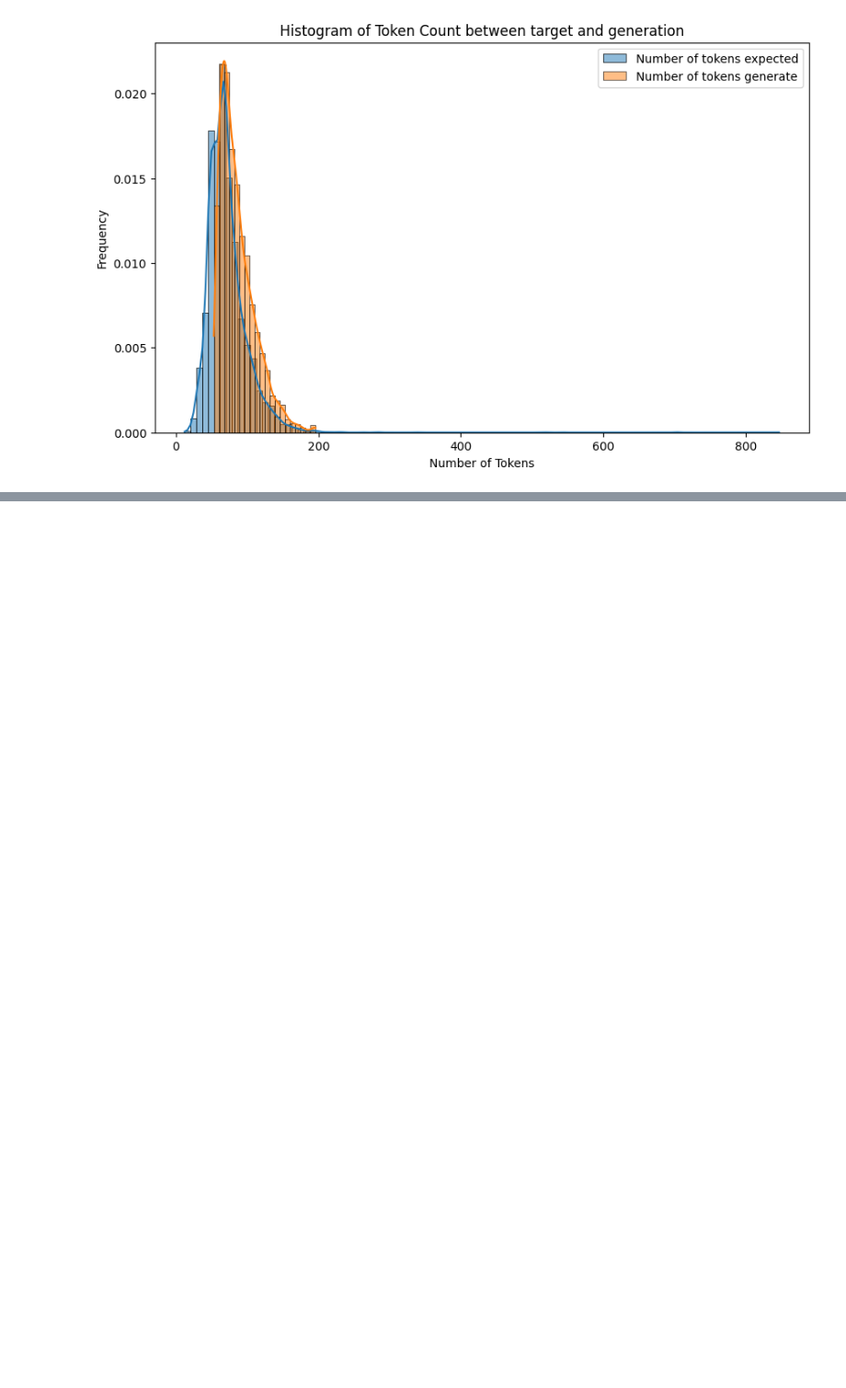
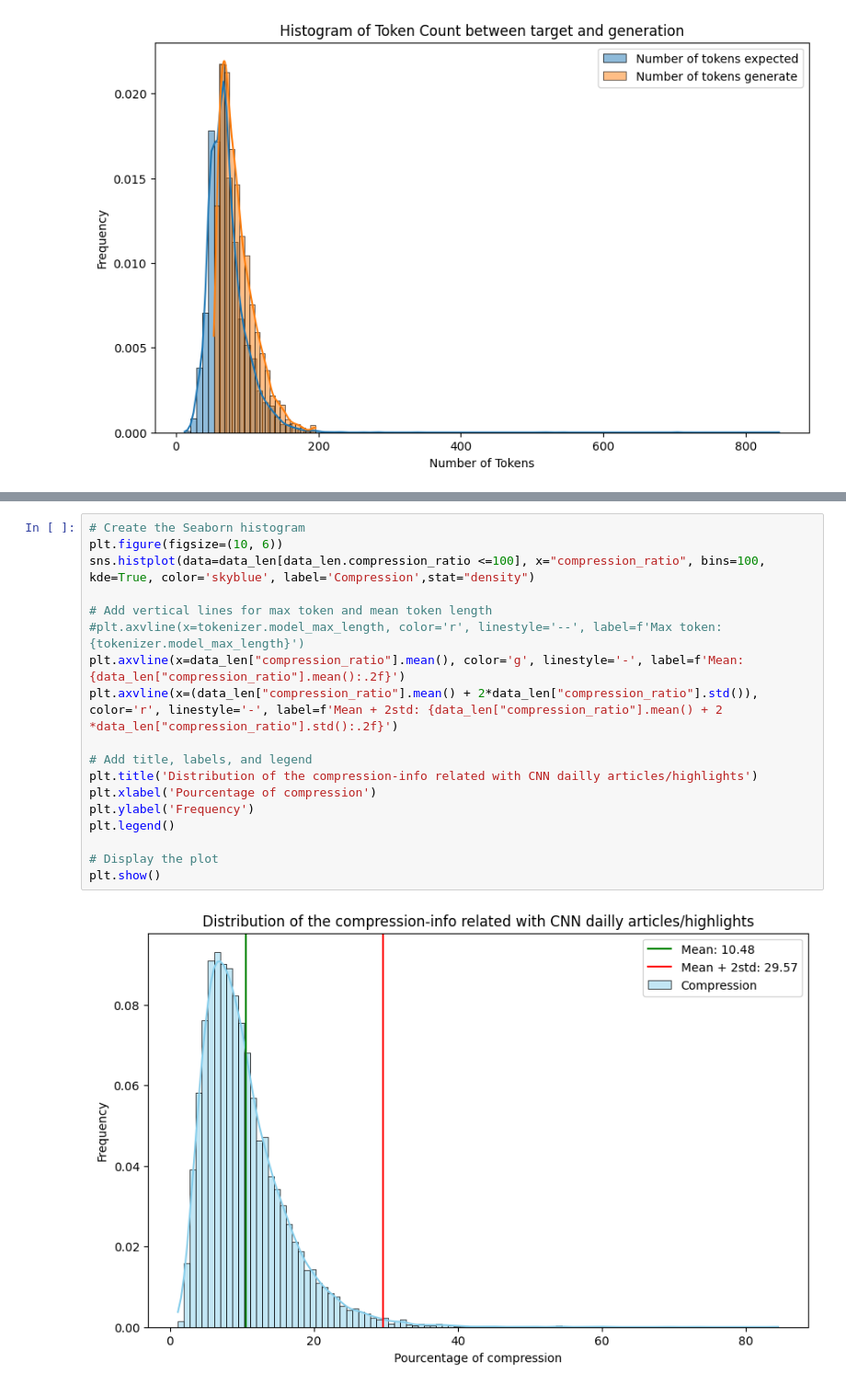
Before and after one commit to Ivanbtz9/length-control-for-summarization, a Jupyter notebook: src/BART/BART-LARGE-CNN/lenght_statistics_result.ipynb, the cells around one changed output, grey strips where cells are left out. Shown at 92% size. Cells and saved outputs as stored; diff of their text form; blank space fills up the shorter version.

```diff
--- a/src/BART/BART-LARGE-CNN/lenght_statistics_result.ipynb
+++ b/src/BART/BART-LARGE-CNN/lenght_statistics_result.ipynb
@@ -114,0 +135,20 @@ plt.show()
+# %%
+# Create the Seaborn histogram
+plt.figure(figsize=(10, 6))
+sns.histplot(data=data_len[data_len.compression_ratio <=100], x="compression_ratio", bins=100, kde=True, color='skyblue', label='Compression',stat="density")
+
+# Add vertical lines for max token and mean token length
+#plt.axvline(x=tokenizer.model_max_length, color='r', linestyle='--', label=f'Max token: {tokenizer.model_max_length}')
+plt.axvline(x=data_len["compression_ratio"].mean(), color='g', linestyle='-', label=f'Mean: {data_len["compression_ratio"].mean():.2f}')
+plt.axvline(x=(data_len["compression_ratio"].mean() + 2*data_len["compression_ratio"].std()), color='r', linestyle='-', label=f'Mean + 2std: {data_len["compression_ratio"].mean() + 2 *data_len["compression_ratio"].std():.2f}')
+
+# Add title, labels, and legend
+plt.title('Distribution of the compression-info related with CNN dailly articles/highlights')
+plt.xlabel('Pourcentage of compression')
+plt.ylabel('Frequency')
+plt.legend()
+
+# Display the plot
+plt.show()
+# %% [output]
+[figure, added]
```
Also changed, not shown: parts of 7 cells of this notebook, 3 other files.
